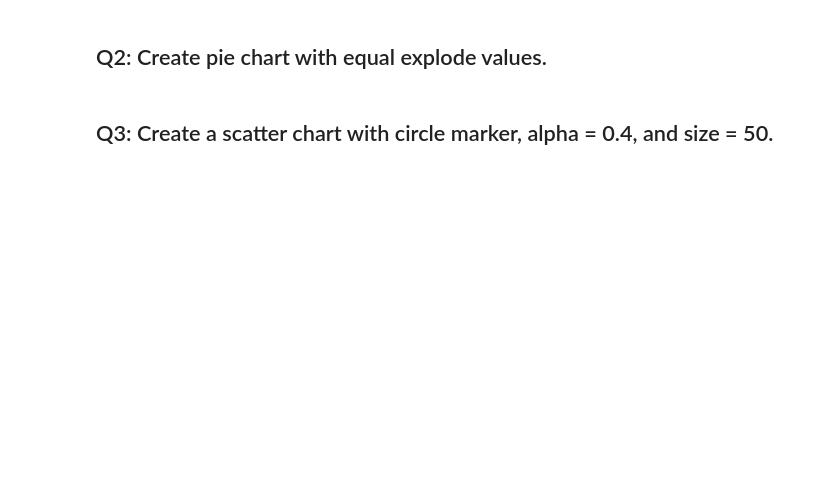
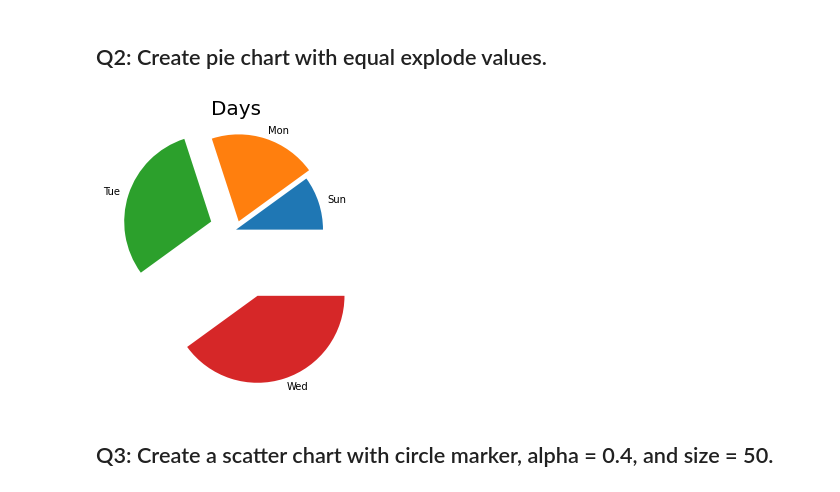
Before and after one commit to Tuwaiq-Data-Science-Bootcamp/Day8-Lab1-Matplotlib, a Jupyter notebook: Day#8_Matplotlib_Assignment.ipynb, the cells around one changed output. Cells and saved outputs as stored; diff of their text form; code cells hidden in the pictures; blank space fills up the shorter version.

```diff
--- a/Day#8_Matplotlib_Assignment.ipynb
+++ b/Day#8_Matplotlib_Assignment.ipynb
@@ -7,4 +22,9 @@ import matplotlib.pyplot as plt
 # %% [markdown]
 ## Q2: Create pie chart with equal explode values.
+# %%
+plt.pie(np.arange(1,5), labels =['Sun','Mon','Tue','Wed'], explode = [.0,.1,.3,.8]);
+plt.title('Days', fontsize = 20);
+# %% [output]
+[figure, added]
 # %% [markdown]
 ## Q3: Create a scatter chart with circle marker, alpha = 0.4, and size = 50.
```
Also changed, not shown: parts of 4 cells of this notebook.
